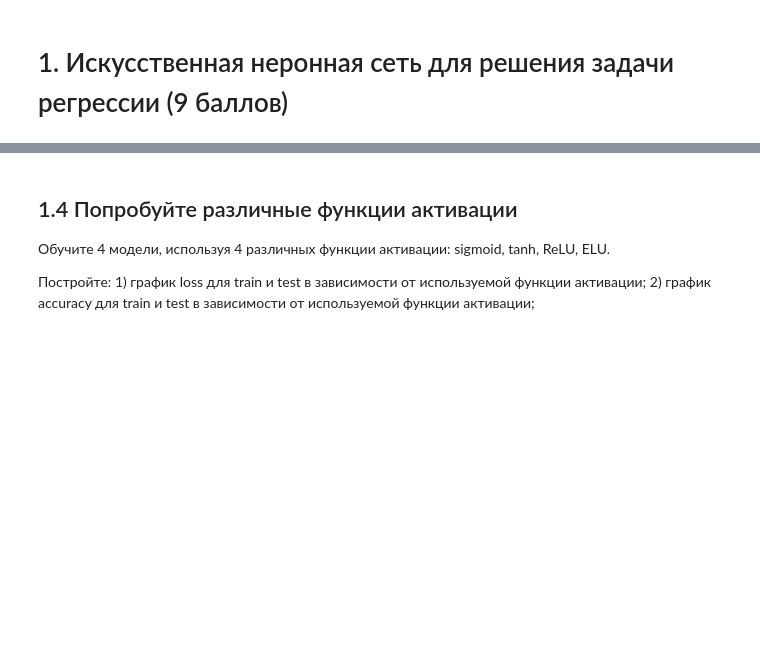
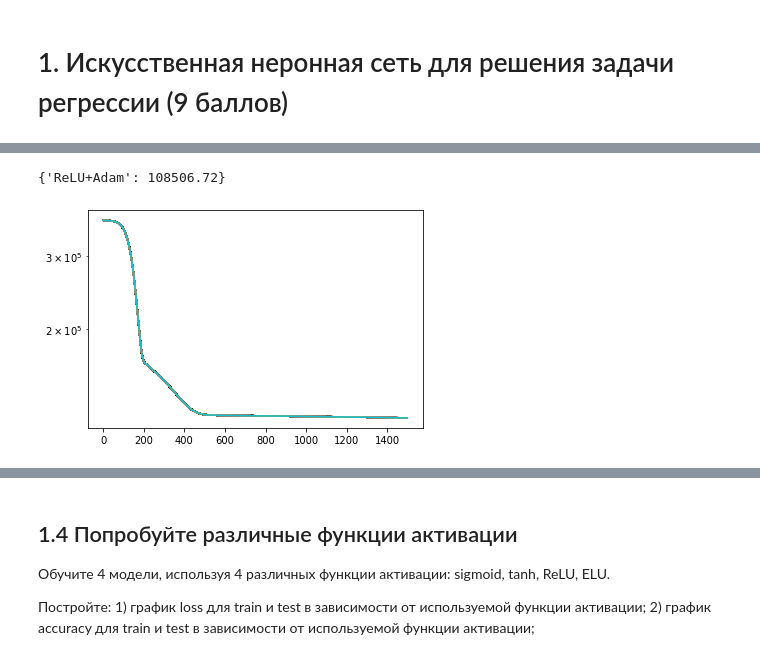
Before and after one commit to CERZAR/OIRS_HW, a Jupyter notebook: Домашнее_задание_2_Нейронные_сети.ipynb, the cells around one changed output, grey strips where cells are left out. Drawn from its saved outputs; the diff is of its cells as text; code cells hidden in the pictures; blank space fills up the shorter version.

```diff
--- a/Домашнее_задание_2_Нейронные_сети.ipynb
+++ b/Домашнее_задание_2_Нейронные_сети.ipynb
@@ -112,0 +347,6 @@ import torch
+# %%
+model = create_model(layers_amount=4, a_func=activation_func())
+results_list13.append(train_test_model(model, activation_func, optimization_alg(params=model.parameters())))
+# %% [output]
+{'ReLU+Adam': 108506.72}
+[figure, added]
```
Also changed, not shown: parts of 69 cells of this notebook.
